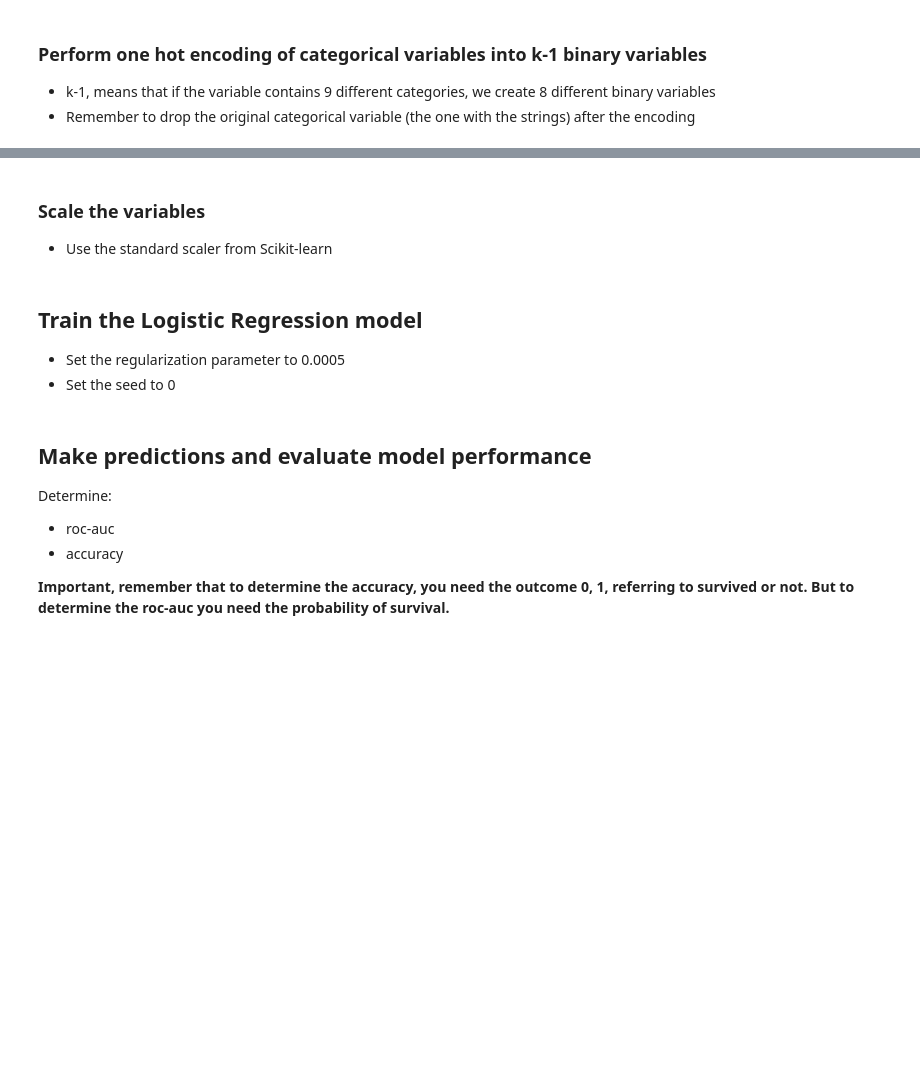
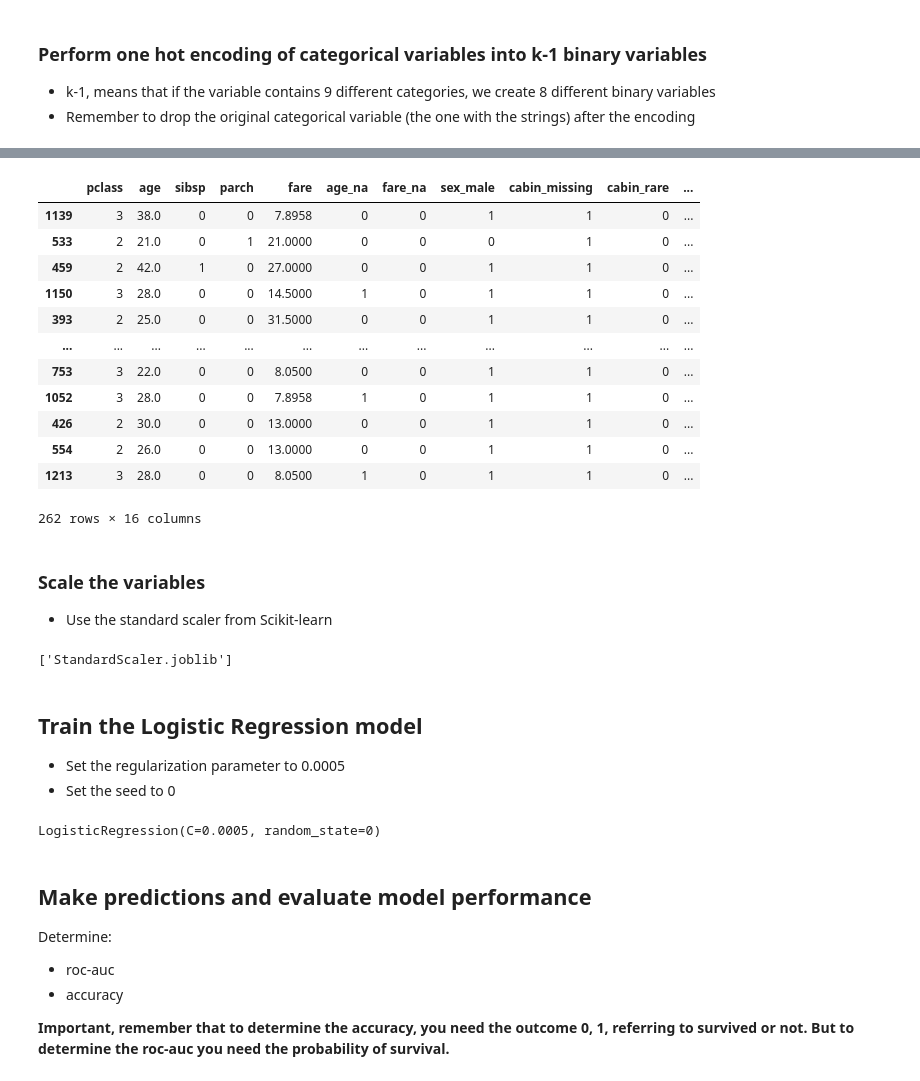
Before and after one commit to JackLeerson/deploying-machine-learning-models, a Jupyter notebook: section-04-research-and-development/titanic-assignment/01-predicting-survival-titanic-assignement.ipynb, the cells around one changed output, grey strips where cells are left out. Cells and saved outputs as stored; diff of their text form; code cells hidden in the pictures; blank space fills up the shorter version.

```diff
--- a/section-04-research-and-development/titanic-assignment/01-predicting-survival-titanic-assignement.ipynb
+++ b/section-04-research-and-development/titanic-assignment/01-predicting-survival-titanic-assignement.ipynb
@@ -398,12 +392,45 @@ X_test[categories] = transformed_X_test.toarray()
+# %%
+# Notice that we have a different number of columns in the test set. We need to add the missing column to
+# the test set. It is embarked_rare
+X_test.insert(12, column='embarked_rare', value=0)
+X_test
+# %% [output]
+|  | pclass | age | sibsp | parch | fare | age_na | fare_na | sex_male | cabin_missing | cabin_rare | ... |
+| 1139 | 3 | 38.0 | 0 | 0 | 7.8958 | 0 | 0 | 1 | 1 | 0 | ... |
+| 533 | 2 | 21.0 | 0 | 1 | 21.0000 | 0 | 0 | 0 | 1 | 0 | ... |
+| 459 | 2 | 42.0 | 1 | 0 | 27.0000 | 0 | 0 | 1 | 1 | 0 | ... |
+| 1150 | 3 | 28.0 | 0 | 0 | 14.5000 | 1 | 0 | 1 | 1 | 0 | ... |
+| 393 | 2 | 25.0 | 0 | 0 | 31.5000 | 0 | 0 | 1 | 1 | 0 | ... |
+| ... | ... | ... | ... | ... | ... | ... | ... | ... | ... | ... | ... |
+| 753 | 3 | 22.0 | 0 | 0 | 8.0500 | 0 | 0 | 1 | 1 | 0 | ... |
+| 1052 | 3 | 28.0 | 0 | 0 | 7.8958 | 1 | 0 | 1 | 1 | 0 | ... |
+| 426 | 2 | 30.0 | 0 | 0 | 13.0000 | 0 | 0 | 1 | 1 | 0 | ... |
+| 554 | 2 | 26.0 | 0 | 0 | 13.0000 | 0 | 0 | 1 | 1 | 0 | ... |
+| 1213 | 3 | 28.0 | 0 | 0 | 8.0500 | 1 | 0 | 1 | 1 | 0 | ... |
+262 rows × 16 columns
 # %% [markdown]
 ### Scale the variables
 
 - Use the standard scaler from Scikit-learn
+# %%
+scaler = StandardScaler()
+X_train = scaler.fit_transform(X_train)
+X_test = scaler.transform(X_test)
+
+joblib.dump(scaler, 'StandardScaler.joblib')
+# %% [output]
+['StandardScaler.joblib']
 # %% [markdown]
 ## Train the Logistic Regression model
 
 - Set the regularization parameter to 0.0005
 - Set the seed to 0
+# %%
+log_reg = LogisticRegression(C=0.0005, random_state=0)
+
+log_reg.fit(X=X_train, y=y_train)
+# %% [output]
+LogisticRegression(C=0.0005, random_state=0)
 # %% [markdown]
 ## Make predictions and evaluate model performance
 
```
Also changed, not shown: parts of 14 cells of this notebook, 1 other file.
